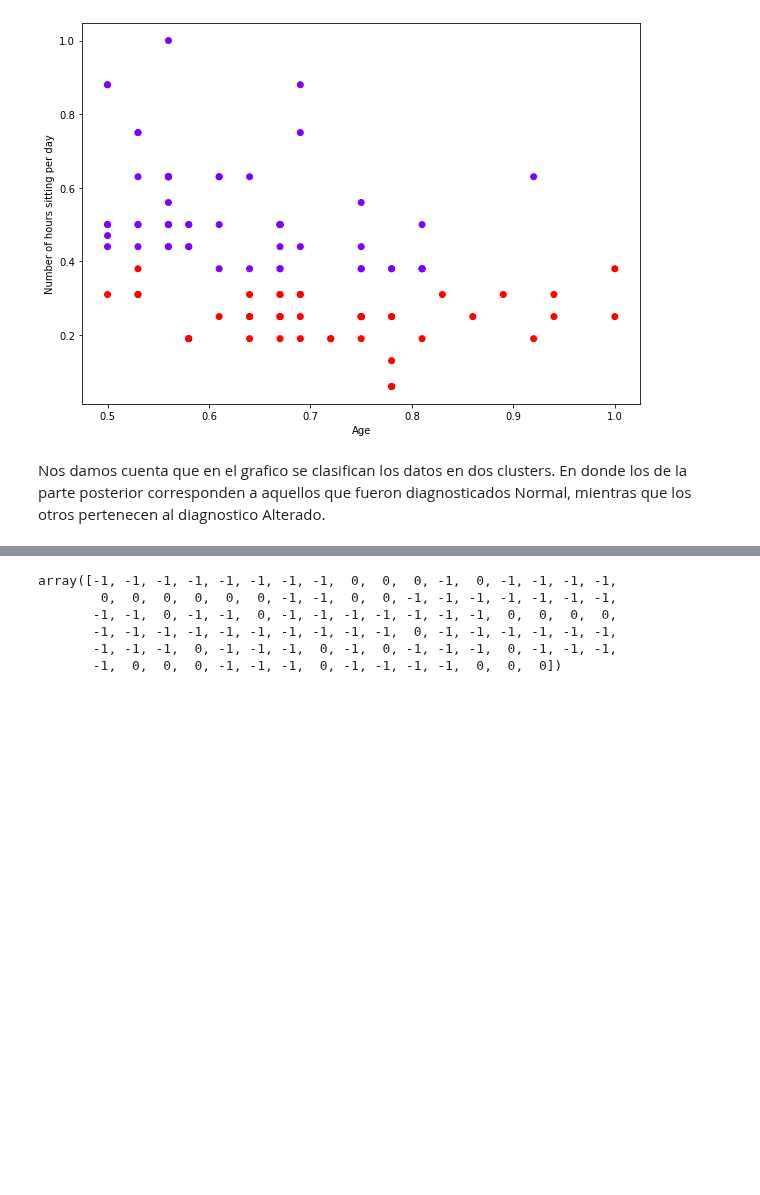
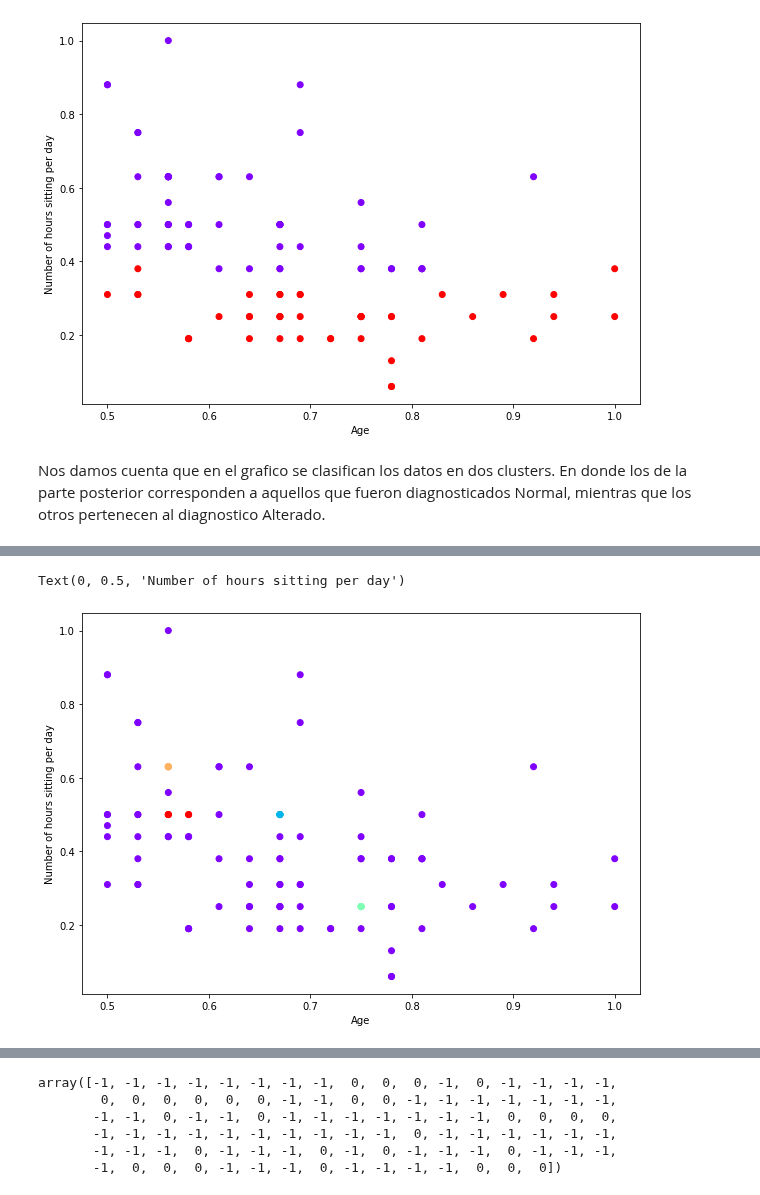
Before and after one commit to iantimhenry/Proyecto_Machine_Learning_2, a Jupyter notebook: Proyecto_Machine_Learning_2-main/Proyecto 2.1.ipynb, the cells around one changed output, grey strips where cells are left out. Cells and saved outputs as stored; diff of their text form; code cells hidden in the pictures; blank space fills up the shorter version.

```diff
--- a/Proyecto_Machine_Learning_2-main/Proyecto 2.1.ipynb
+++ b/Proyecto_Machine_Learning_2-main/Proyecto 2.1.ipynb
@@ -134,0 +142,7 @@ Nos damos cuenta que en el grafico se clasifican los datos en dos clusters. En d
+# %%
+# Creamos el modelo
+
+dbscan = DBSCAN(eps=0.02, min_samples=5)
+dbscan.fit(df2)
+dbsl = dbscan.labels_
+dbsl
@@ -134,0 +157,10 @@ Nos damos cuenta que en el grafico se clasifican los datos en dos clusters. En d
+# %%
+# Observamos los resultados
+
+plt.figure(figsize=(10, 7))
+plt.scatter(df2[:,0], df2[:,1], c=dbsl, cmap='rainbow')
+plt.xlabel("Age")
+plt.ylabel("Number of hours sitting per day")
+# %% [output]
+Text(0, 0.5, 'Number of hours sitting per day')
+[figure, added]
```
Also changed, not shown: parts of 12 cells of this notebook.
